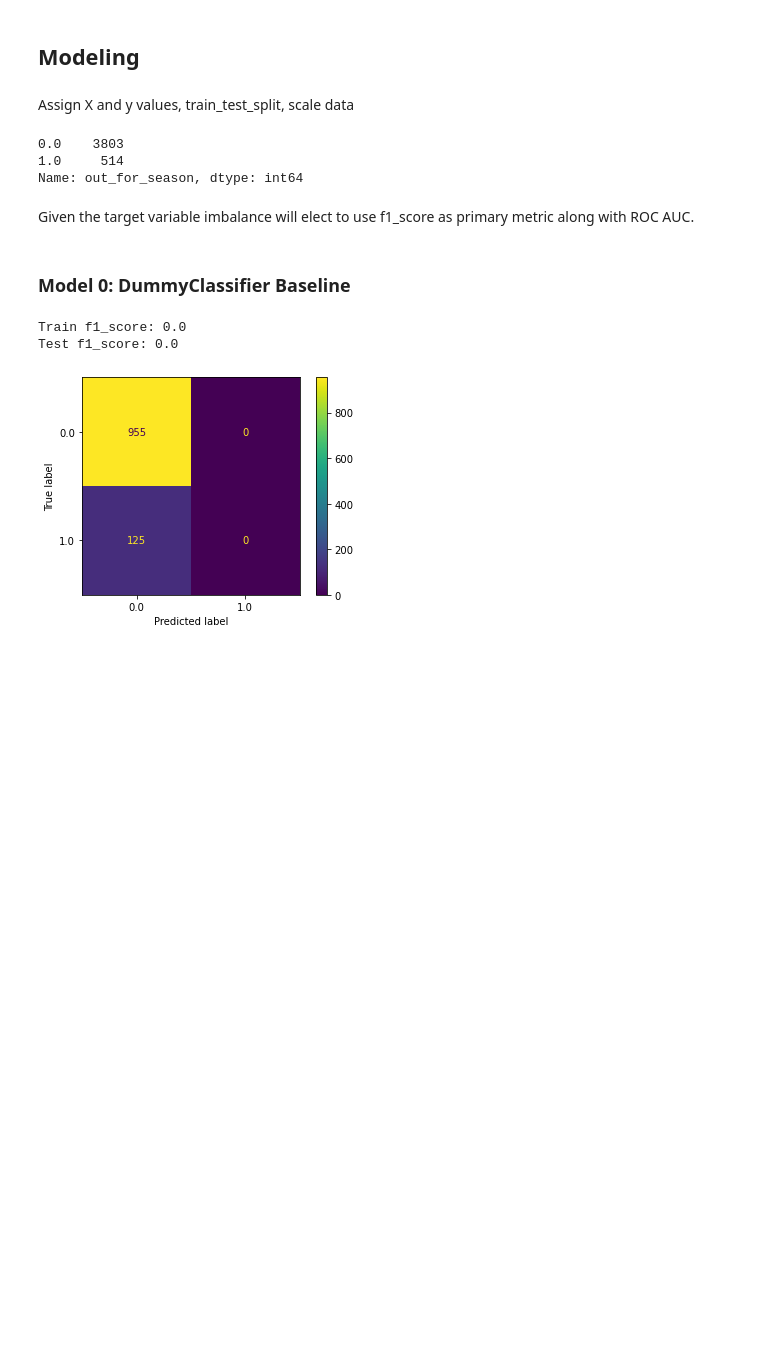
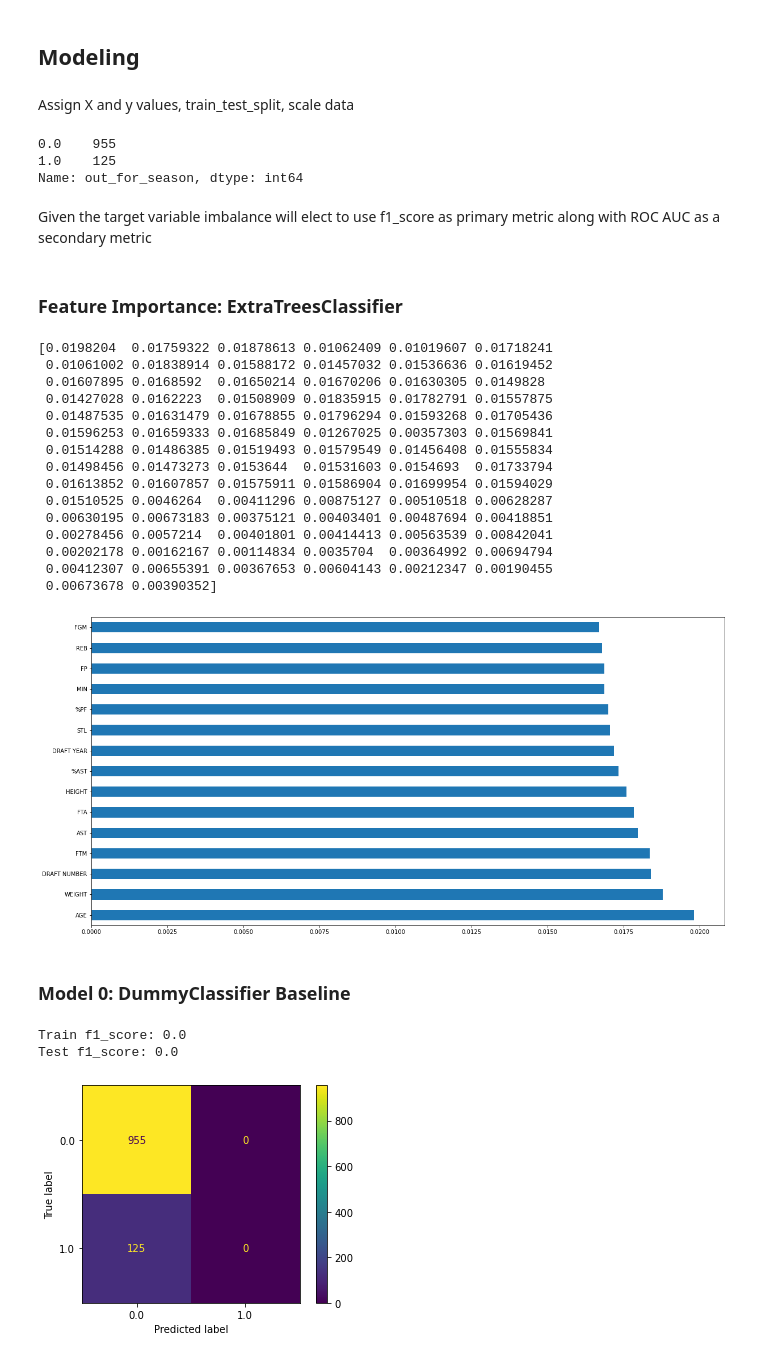
Before and after one commit to RH3421/Reducing_NBA_Injuries, a Jupyter notebook: EDA.ipynb, the cells around one changed output. Cells and saved outputs as stored; diff of their text form; code cells hidden in the pictures; blank space fills up the shorter version.

```diff
--- a/EDA.ipynb
+++ b/EDA.ipynb
@@ -280,13 +280,41 @@ X_train_scaled = scale.fit_transform(X_train)
 X_test_scaled = scale.transform(X_test)
 # %%
 # Assess target balance
-y.value_counts()
+y_test.value_counts()
 # %% [output]
-0.0    3803
-1.0     514
+0.0    955
+1.0    125
 Name: out_for_season, dtype: int64
 # %% [markdown]
-Given the target variable imbalance will elect to use f1_score as primary metric along with ROC AUC.
+Given the target variable imbalance will elect to use f1_score as primary metric along with ROC AUC as a secondary metric
+# %% [markdown]
+### Feature Importance: ExtraTreesClassifier
+# %%
+# Instantiate model
+etc = ExtraTreesClassifier()
+etc.fit(X,y)
+print(etc.feature_importances_) # use built in class 'feature_importances' of tree based classifiers
+# Plot graph of feature importances for better visualization
+feat_importances = pd.Series(etc.feature_importances_, index=X.columns)
+feat_importances.nlargest(15).plot(kind='barh', figsize=(20,10))
+plt.show()
+# %% [output]
+[0.0198204  0.01759322 0.01878613 0.01062409 0.01019607 0.01718241
+ 0.01061002 0.01838914 0.01588172 0.01457032 0.01536636 0.01619452
+ 0.01607895 0.0168592  0.01650214 0.01670206 0.01630305 0.0149828
+ 0.01427028 0.0162223  0.01508909 0.01835915 0.01782791 0.01557875
+ 0.01487535 0.01631479 0.01678855 0.01796294 0.01593268 0.01705436
+ 0.01596253 0.01659333 0.01685849 0.01267025 0.00357303 0.01569841
+ 0.01514288 0.01486385 0.01519493 0.01579549 0.01456408 0.01555834
+ 0.01498456 0.01473273 0.0153644  0.01531603 0.0154693  0.01733794
+ 0.01613852 0.01607857 0.01575911 0.01586904 0.01699954 0.01594029
+ 0.01510525 0.0046264  0.00411296 0.00875127 0.00510518 0.00628287
+ 0.00630195 0.00673183 0.00375121 0.00403401 0.00487694 0.00418851
+ 0.00278456 0.0057214  0.00401801 0.00414413 0.00563539 0.00842041
+ 0.00202178 0.00162167 0.00114834 0.0035704  0.00364992 0.00694794
+ 0.00412307 0.00655391 0.00367653 0.00604143 0.00212347 0.00190455
+ 0.00673678 0.00390352]
+[figure, added]
 # %% [markdown]
 ### Model 0: DummyClassifier Baseline
 # %%
```
Also changed, not shown: parts of 4 cells of this notebook, 1 other file.
